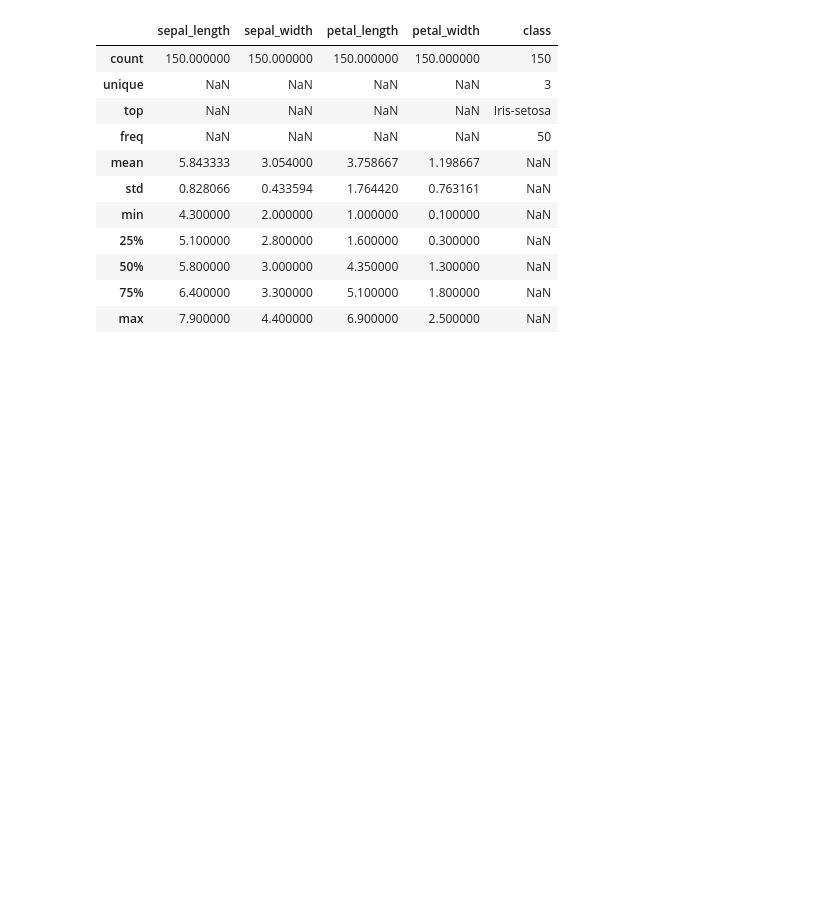
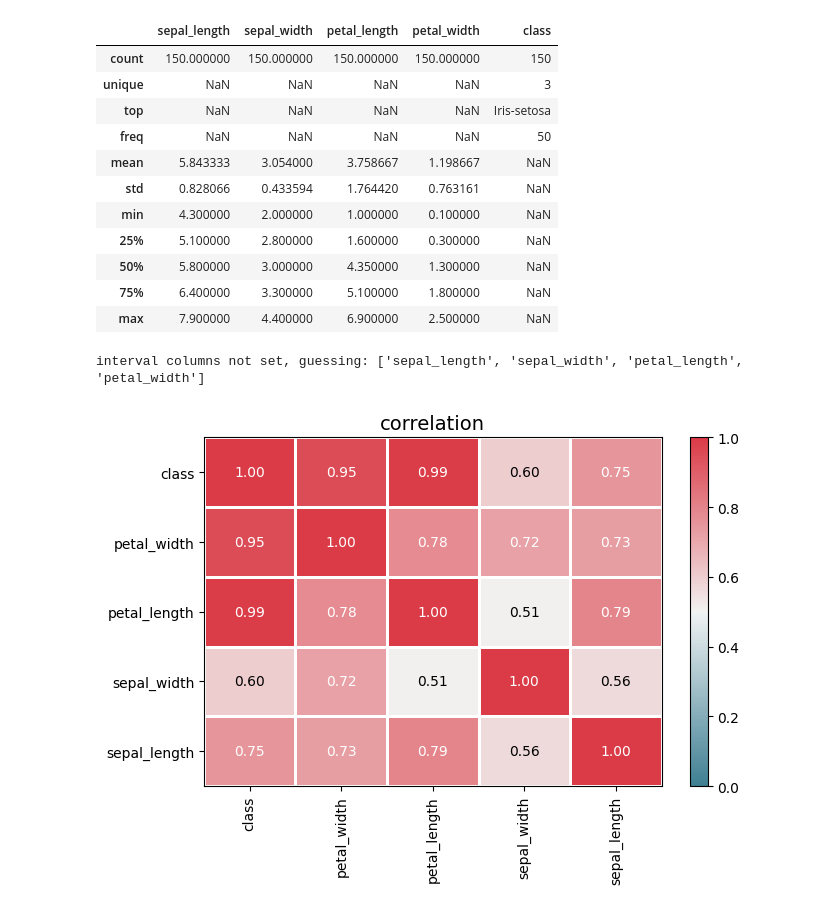
Before and after one commit to EngineeringSebastian-s/EvolutionaryComputation, a Jupyter notebook: Iris/AnalyticsIris.ipynb, the cells around one changed output. Saved outputs shown, nothing was run; the diff lists cells and outputs as text; code cells hidden in the pictures; blank space fills up the shorter version.

```diff
--- a/Iris/AnalyticsIris.ipynb
+++ b/Iris/AnalyticsIris.ipynb
@@ -179,3 +183,10 @@ df.describe(include='all')
 | 50% | 5.800000 | 3.000000 | 4.350000 | 1.300000 | NaN |
 | 75% | 6.400000 | 3.300000 | 5.100000 | 1.800000 | NaN |
 | max | 7.900000 | 4.400000 | 6.900000 | 2.500000 | NaN |
+# %%
+core_mat = df.phik_matrix()
+cma = sn.diverging_palette(220,10, as_cmap=True)
+plot_correlation_matrix(core_mat.values, x_labels=core_mat.columns, y_labels=core_mat.index, vmax=1, vmin=0, color_map=cma)
+# %% [output]
+interval columns not set, guessing: ['sepal_length', 'sepal_width', 'petal_length', 'petal_width']
+[figure, added]
```
Also changed, not shown: parts of 1 cell of this notebook.
